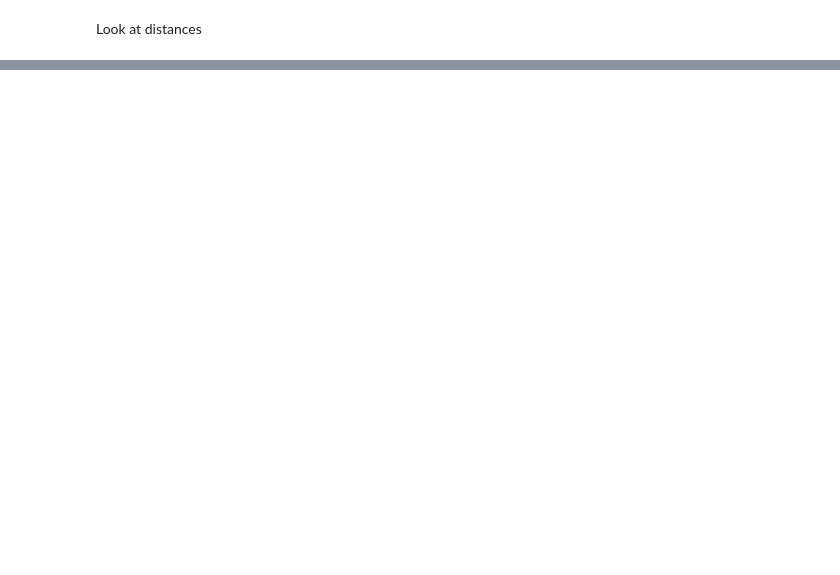
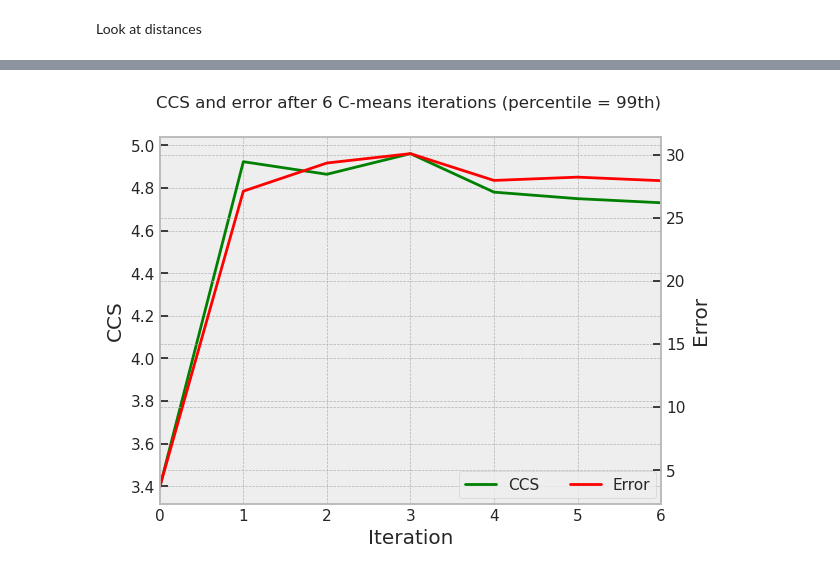
Before and after one commit to ViHoller/regulomeClustering, a Jupyter notebook: c_means_results.ipynb, the cells around one changed output, grey strips where cells are left out. Drawn from its saved outputs; the diff is of its cells as text; code cells hidden in the pictures; blank space fills up the shorter version.

```diff
--- a/c_means_results.ipynb
+++ b/c_means_results.ipynb
@@ -125,5 +170,0 @@ path_len_dict = open_pickle("path_lengths_dict.gz")
-# %%
-from c_means_clustering import network_c_means
-
-
-results = network_c_means(regulome_graph_filt, deepcopy(clusters_dict), 2, n_iter=5, optimize=True, percentile=99, distance_measure='edge_ratio', path_lengths=None, cores=6)
@@ -146,8 +171,8 @@ for iter, (ax, clusters) in enumerate(zip(axes, cluster_history)):
 # %%
 CCS_df = pd.DataFrame()
 
-for iteration, clusters in enumerate(results[0][2:]):
-    clusters = {cluster_id: cluster  for cluster_id, cluster in clusters.items() if len(cluster) < 2000}
+for iteration, clusters in enumerate(results[0]):
+    # clusters = {cluster_id: cluster  for cluster_id, cluster in clusters.items() if len(cluster) < 2000}
     enrichment = enrichment_ease(clusters, msigdb_c3_tft_dict)
 
     CCS_values = calculate_CCS(enrichment)
@@ -156,0 +180,3 @@ CCS_df
+# %%
+CCS_df['Error'] = CCS_df['avg_s/c'] + CCS_df['avg_c/s'] - 2
+CCS_df
@@ -156,0 +192,3 @@ CCS_df
+# %%
+for row in CCS_df.iterrows():
+    print(row[1].keys())
@@ -157,3 +203,31 @@ CCS_df
+# %%
+fig, ax = plt.subplots(1,1)
+sns.set_theme(palette='tab20')
+plt.style.use('bmh')
+
+
+CCS = {row[1]['iter'] : row[1]['CCS'] for row in CCS_df.iterrows()}
+error = {row[1]['iter'] : row[1]['Error'] for row in CCS_df.iterrows()}
+
+ax.plot(CCS.keys(), CCS.values(), c='g', label="CCS")
+ax2 = ax.twinx()
+ax2.plot(error.keys(), error.values(), c='r', label="Error")
+
+ax2.set_ylabel("Error")
+ax.set_xlabel("Iteration")
+ax.set_ylabel("CCS")
+fig.suptitle("CCS and error after 6 C-means iterations (percentile = 99th)",
+             fontsize=12)
+ax.set_xlim([0, 6])
+
+fig.legend(loc="lower right", ncols=2, bbox_to_anchor=(0.9, 0.125))
+
+
+fig.tight_layout()
+
+plt.savefig("./images/results_99_CCSError.png", dpi=1000)
+# %% [output]
+[figure, added]
 # %%
 from itertools import combinations
 
```
Also changed, not shown: parts of 13 cells of this notebook, 12 other files.
